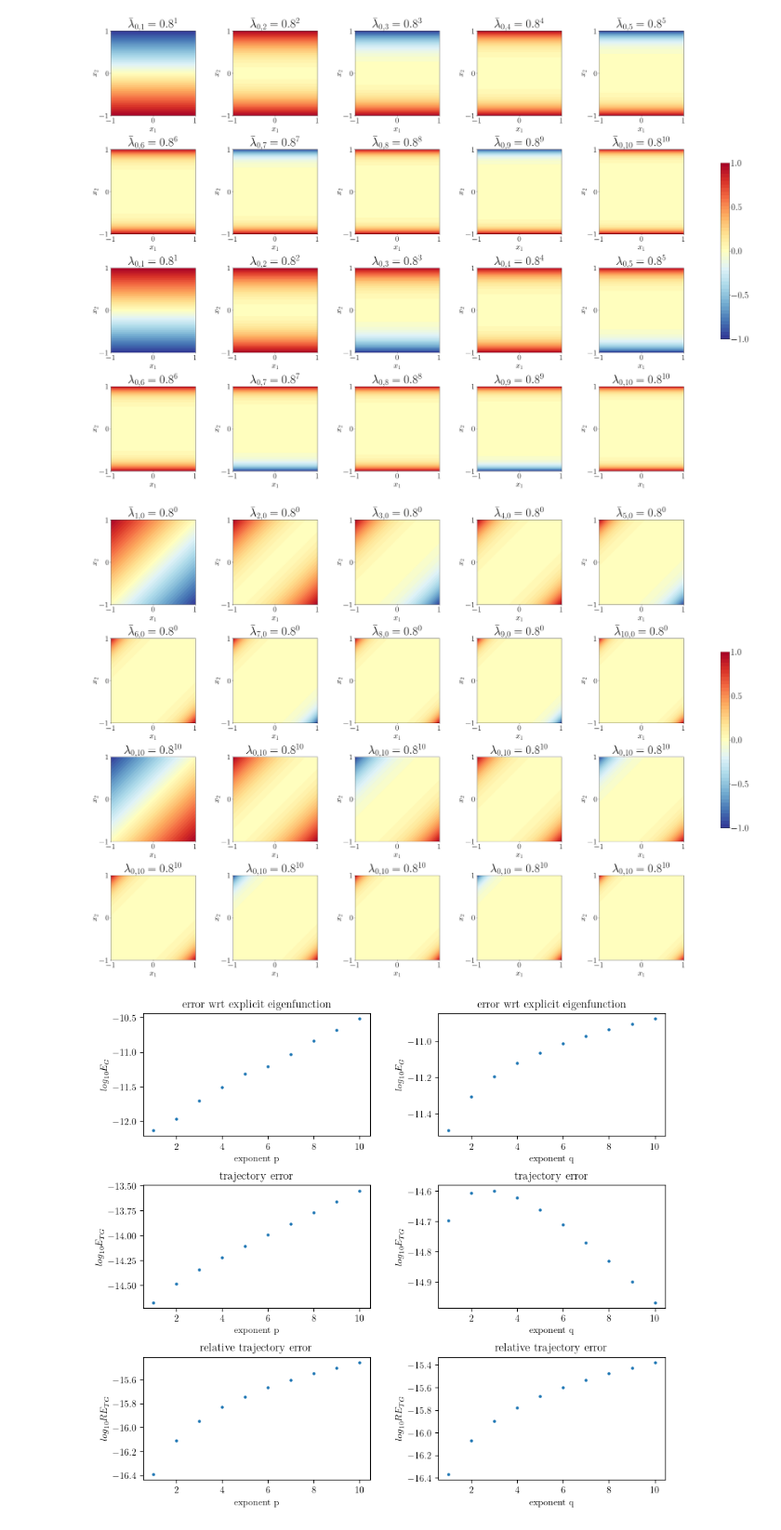
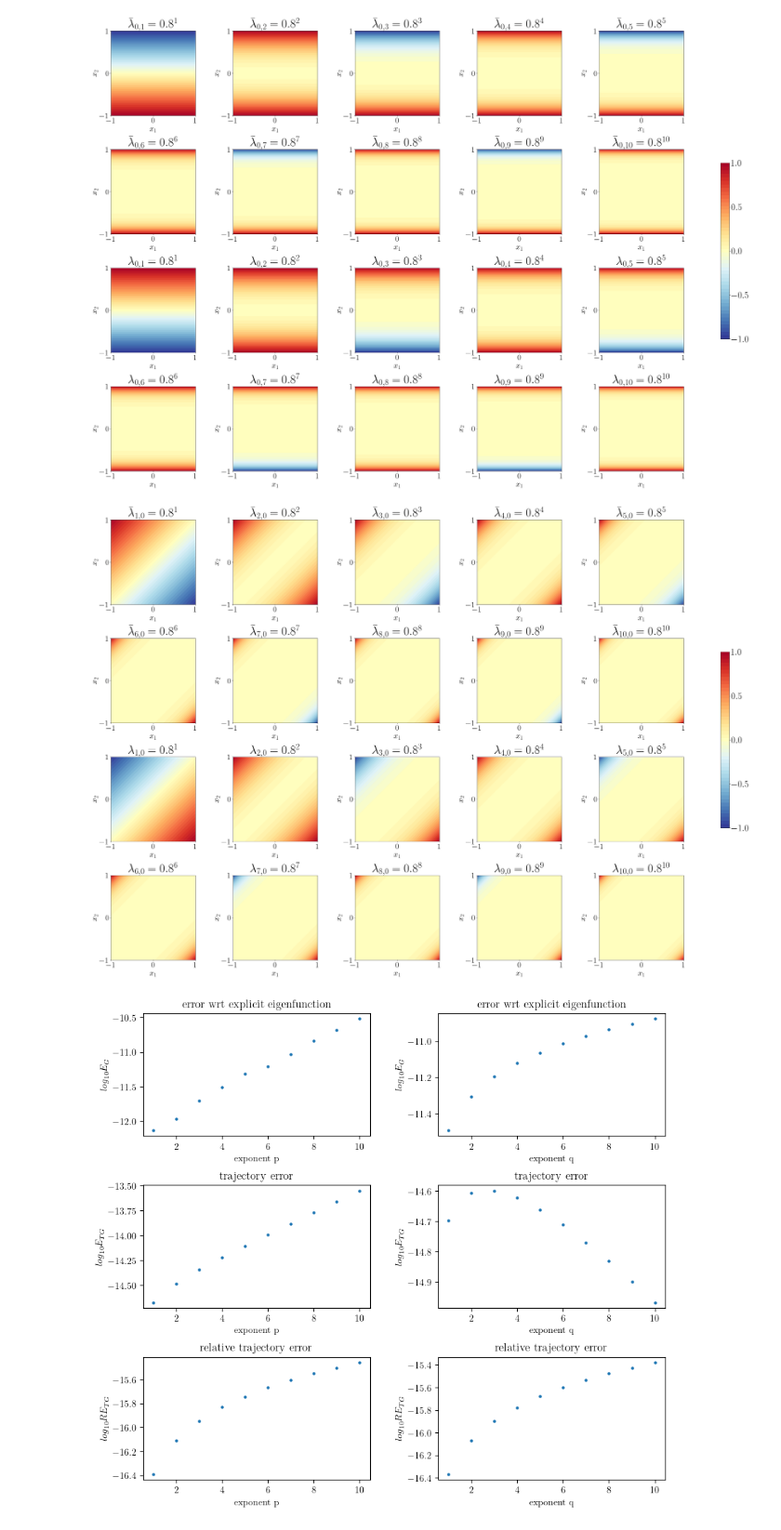
Before and after one commit to saksham219/koopman_eigensolvers, a Jupyter notebook: extend_linear_system_eigenfunctions.ipynb, the cells around one changed output. Shown at 93% size. Saved outputs shown, nothing was run; the diff lists cells and outputs as text; code cells hidden in the pictures.

Commit message:
minor plot fixes

```diff
--- a/extend_linear_system_eigenfunctions.ipynb
+++ b/extend_linear_system_eigenfunctions.ipynb
@@ -346,7 +343,7 @@ for i, (m,n) in enumerate(sorted_eig):
     rel_traj_error = traj_error/np.linalg.norm(Z_l_t)
 
     if n ==0:
-        eig_str_c = "$\\bar{\lambda}_{" + f"{m},{n}" + "}" +f"= {eigvalue_j_c:.3}^{{" + f"{n}" + "}$"
+        eig_str_c = "$\\bar{\lambda}_{" + f"{m},{n}" + "}" +f"= {eigvalue_j_c:.3}^{{" + f"{m}" + "}$"
         row = 1 if c>4 else 0
         h = ax[row][c%5].contourf(X, Y, Z_l_norm, cmap='RdYlBu_r', levels=np.linspace(-1, 1, 50))
 #         plt.colorbar(h, orientation='horizontal')
@@ -364,35 +361,35 @@ for i, (m,n) in enumerate(sorted_eig):
 
     eig = (eigvalue_i)**m * (eigvalue_j) ** n
 
     if n ==0:
-        eig_str_c = "$\\bar{\lambda}_{" + f"{m},{n}" + "}" +f"= {eigvalue_i_c:.3}^{{" + f"{m}" + "}$"
+        eig_str = "$\lambda_{" + f"{m},{n}" + "}"  +f"= {eigvalue_j:.3}^{{" + f"{m}" + "}$"
         row = 3 if c>4 else 2
         h = ax[row][c%5].contourf(X, Y, Z_norm, cmap='RdYlBu_r', levels=np.linspace(-1, 1, 50))
 #         plt.colorbar(h, orientation='horizontal')
 
         ax[row][c%5].set_title(eig_str, fontsize=45)
         ax[row][c%5].set_xticks([ax[row][c%5].get_xlim()[0], 0, ax[row][c%5].get_xlim()[1]])
         ax[row][c%5].set_yticks([ax[row][c%5].get_ylim()[0], 0, ax[row][c%5].get_ylim()[1]])
         ax[row][c%5].tick_params(axis='both', which='major', labelsize=30)
         ax[row][c%5].set_xlabel("$x_1$", fontsize=30)
         ax[row][c%5].set_ylabel("$x_2$", fontsize=30)
         ax[row][c%5].set_aspect('equal')
 
         c=c+1
 
 
     error = min(np.linalg.norm(Z - Z_l), np.linalg.norm(Z + Z_l))
     error_list.append({"m": m, "n":n, "error": error, "traj_error": traj_error,
                        "c_error":compute_c_error(Z, Z_l), "rel_traj_error": rel_traj_error})
 
 cbar = f.colorbar(h, ax=ax.ravel().tolist(), shrink=0.4)
 cbar.ax.tick_params(labelsize=35)
 cbar.set_ticks(np.arange(-1, 1.2, 0.5))
 
 plt.savefig(f"plots/{nb_fname}/EDMD_poly_extended_eigfuncs_powers_p.pdf", bbox_inches='tight')
 plt.show()
 # %% [output]
-[figure, old version]
+[figure, new version]
 # %%
 f, ax = plt.subplots(3,2, figsize=(10,9))
 plt.subplots_adjust(hspace=0.4, wspace=0.3)
```
Also changed, not shown: parts of 1 cell of this notebook, 1 other file.
